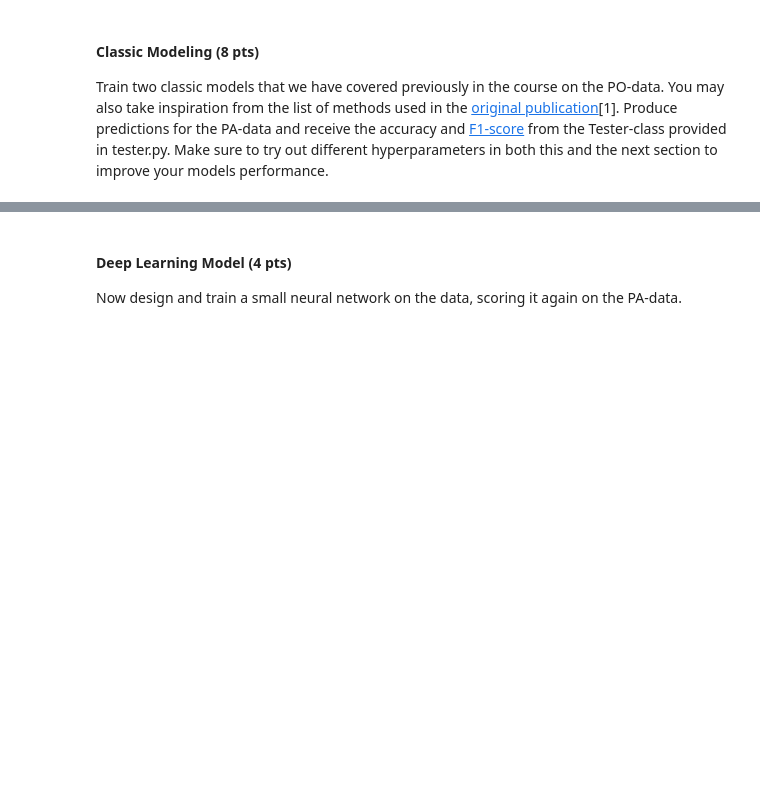
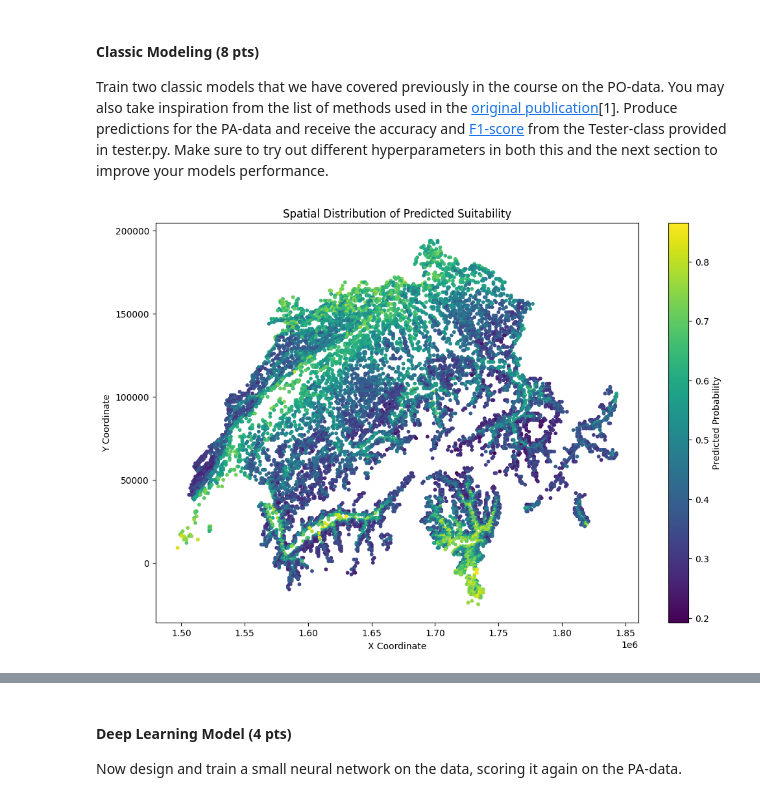
Before and after one commit to troniixx/uzh, a Jupyter notebook: Computational Science/Sem 4/PHY371/Lab7_Biodiversity/ML4S_2025_Lab7_Biodiversity.ipynb, the cells around one changed output, grey strips where cells are left out. Cells and saved outputs as stored; diff of their text form; code cells hidden in the pictures; blank space fills up the shorter version.

```diff
--- a/Computational Science/Sem 4/PHY371/Lab7_Biodiversity/ML4S_2025_Lab7_Biodiversity.ipynb
+++ b/Computational Science/Sem 4/PHY371/Lab7_Biodiversity/ML4S_2025_Lab7_Biodiversity.ipynb
@@ -151,0 +164,34 @@ X_test_scaled = scaler.transform(X_test_env)
+# %%
+# 1. Data Preparation
+n_presences = len(train)
+background = test_env.sample(n=n_presences, random_state=42, replace=True)
+background['occ'] = 0  # Pseudo-absences
+
+train_balanced = pd.concat([train, background]).sample(frac=1, random_state=42)  # Shuffle
+
+# 2. Feature Engineering
+selected_features = ['ddeg', 'swb', 'slope', 'tavecc', 'bcc', 'calc', 'sradyy']
+X_train = train_balanced[selected_features]
+y_train = train_balanced['occ']
+
+# 3. Scaling
+scaler = StandardScaler()
+X_train_scaled = scaler.fit_transform(X_train)
+X_test_scaled = scaler.transform(test_env[selected_features])
+# %%
+# 4. Modeling
+logistic_model = LogisticRegression(max_iter=1000, random_state=42, class_weight='balanced')
+logistic_model.fit(X_train_scaled, y_train)
+
+# 5. Predictions
+logistic_probs = logistic_model.predict_proba(X_test_scaled)[:, 1]
+# %%
+plt.figure(figsize=(12, 8))
+sc = plt.scatter(test_env['x'], test_env['y'], c=logistic_probs, cmap='viridis', s=10)
+plt.colorbar(sc, label='Predicted Probability')
+plt.title('Spatial Distribution of Predicted Suitability')
+plt.xlabel('X Coordinate')
+plt.ylabel('Y Coordinate')
+plt.show()
+# %% [output]
+[figure, added]
```
Also changed, not shown: parts of 4 cells of this notebook, 4 other files.
